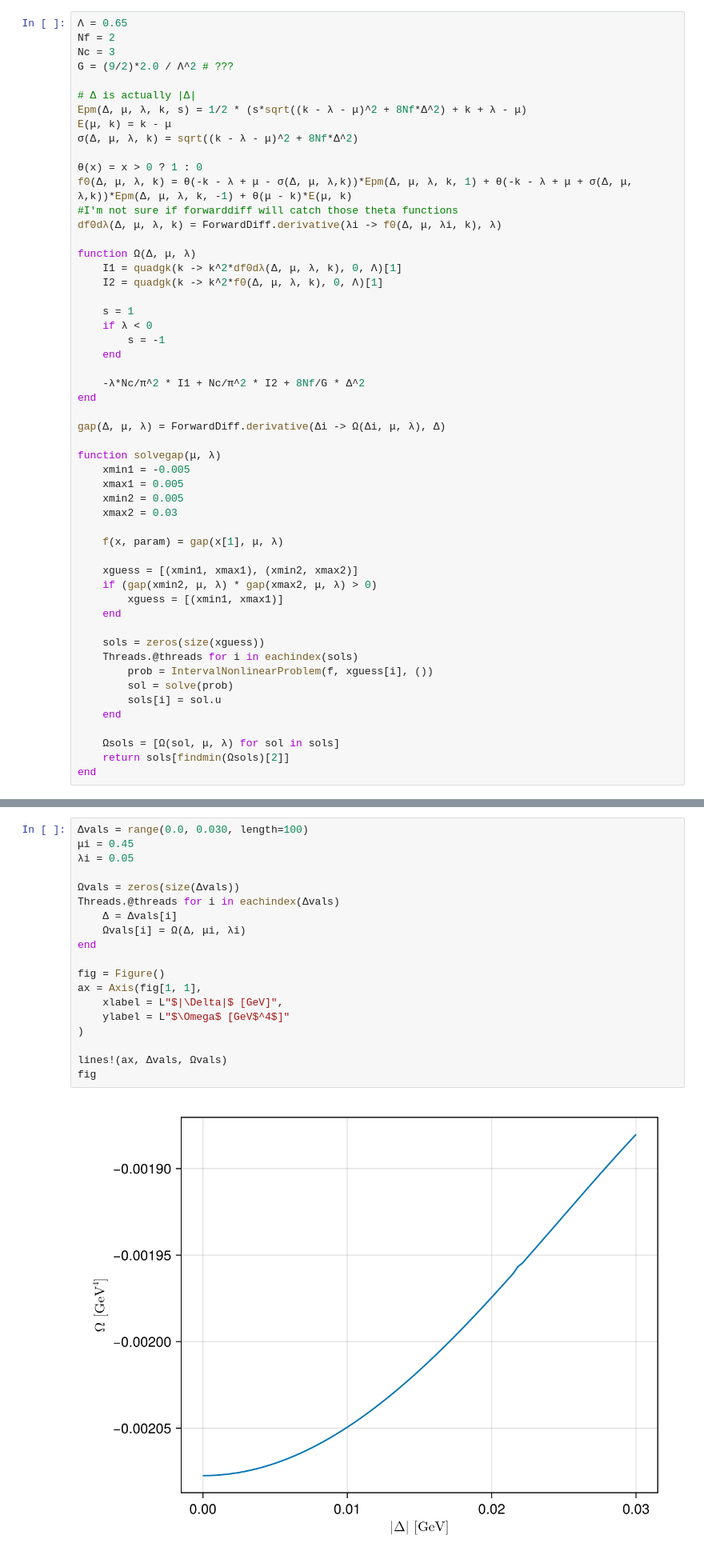
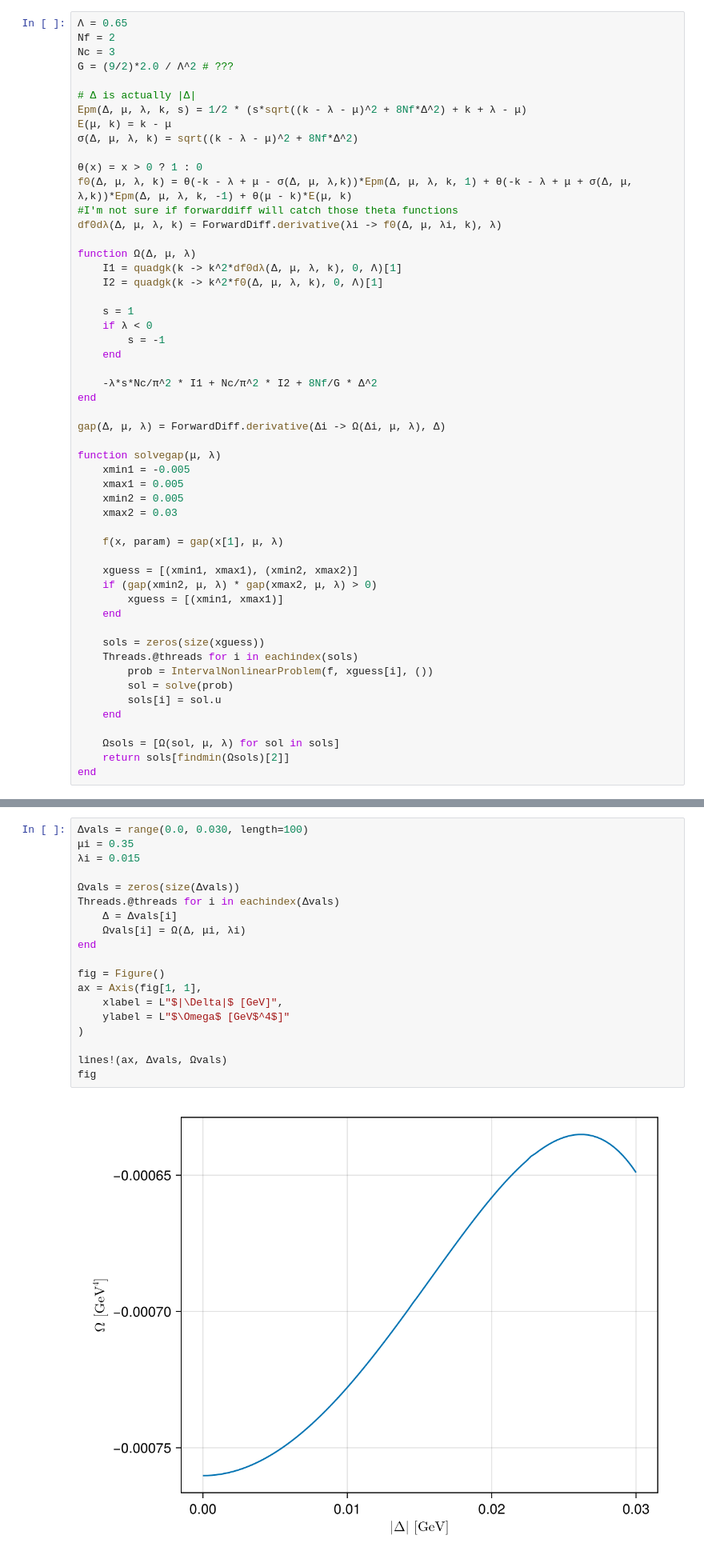
Before and after one commit to SunkPlane29/kondoeff, a Jupyter notebook: main.ipynb, the cells around one changed output, grey strips where cells are left out. Shown at 80% size. Cells and saved outputs as stored; diff of their text form.

```diff
--- a/main.ipynb
+++ b/main.ipynb
@@ -25,7 +25,7 @@ function Ω(Δ, μ, λ)
         s = -1
     end
 
-    -λ*Nc/π^2 * I1 + Nc/π^2 * I2 + 8Nf/G * Δ^2
+    -λ*s*Nc/π^2 * I1 + Nc/π^2 * I2 + 8Nf/G * Δ^2
 end
 
 gap(Δ, μ, λ) = ForwardDiff.derivative(Δi -> Ω(Δi, μ, λ), Δ)
@@ -57,25 +57,25 @@ end
 solvegap (generic function with 1 method)
 # %%
 Δvals = range(0.0, 0.030, length=100)
-μi = 0.45
-λi = 0.05
+μi = 0.35
+λi = 0.015
 
 Ωvals = zeros(size(Δvals))
 Threads.@threads for i in eachindex(Δvals)
     Δ = Δvals[i]
     Ωvals[i] = Ω(Δ, μi, λi)
 end
 
 fig = Figure()
 ax = Axis(fig[1, 1],
     xlabel = L"$|\Delta|$ [GeV]",
     ylabel = L"$\Omega$ [GeV$^4$]"
 )
 
 lines!(ax, Δvals, Ωvals)
 fig
 # %% [output]
-[figure, old version]
+[figure, new version]
 # %%
 μi = 0.35
 λi = 0.015
```
Also changed, not shown: parts of 2 cells of this notebook.
